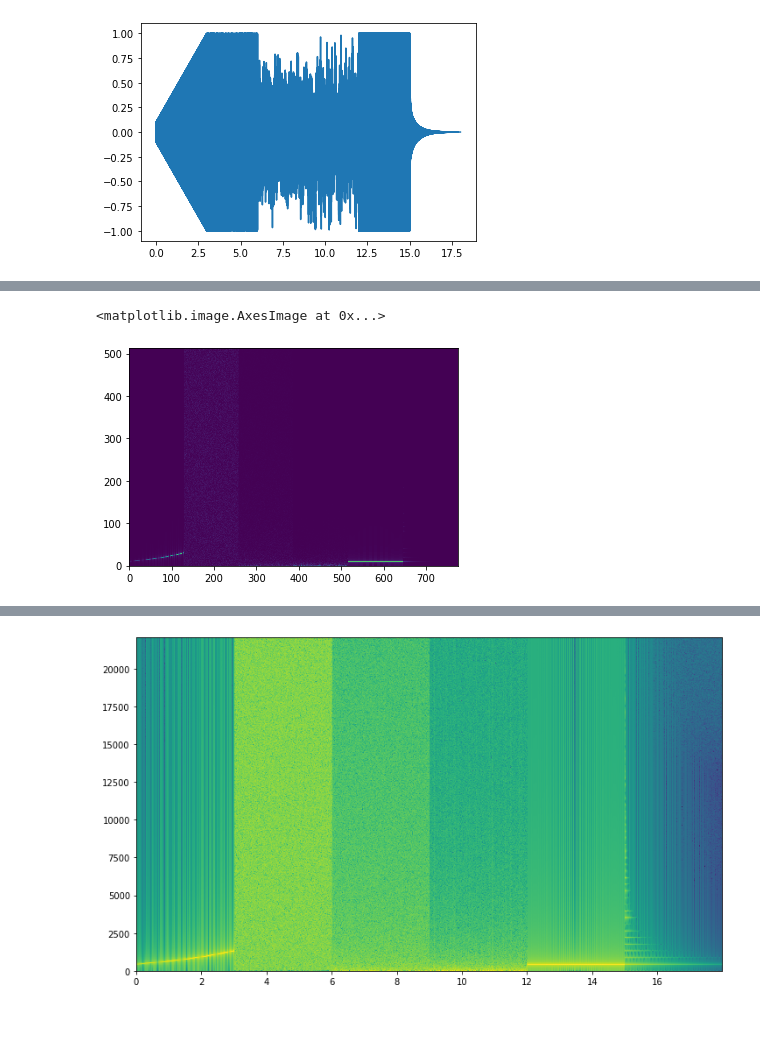
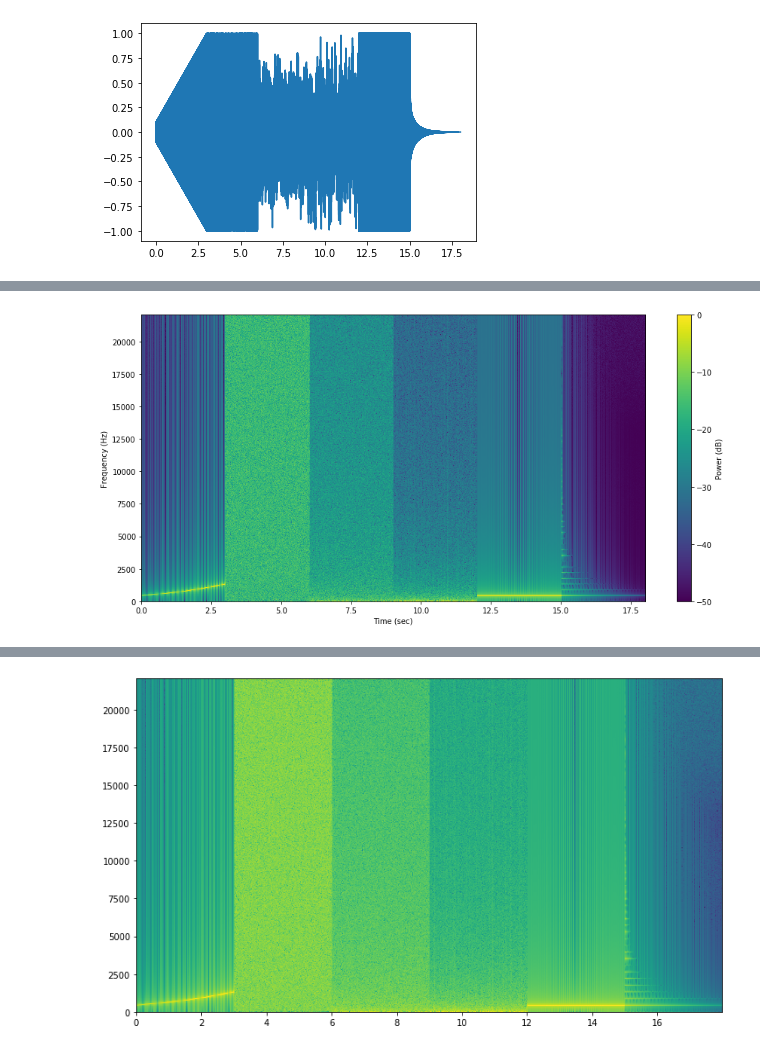
Before and after one commit to lnadi17/spectro-kg, a Jupyter notebook: notebook.ipynb, the cells around one changed output, grey strips where cells are left out. Saved outputs shown, nothing was run; the diff lists cells and outputs as text; code cells hidden in the pictures; blank space fills up the shorter version.

```diff
--- a/notebook.ipynb
+++ b/notebook.ipynb
@@ -91,3 +119,39 @@ def get_window_generator(signal, n_width, n_overlap):
+# %%
+def plot_specgram(signal, fs,
+                  n_width=1024, n_overlap=512, eps=1e-5, figsize=(15, 7), colorbar=True, labels=True):
+    plt.figure(figsize=figsize)
+
+    fts = get_matrix(signal, n_width, n_overlap, eps)
+
+    # compute x and y max values
+    x_max = fts.shape[1] * (n_width - n_overlap) / fs
+    y_max = fs / 2
+
+    # plot spectrogram specifying additional parameters
+    plt.imshow(fts,
+               origin='lower',
+               aspect='auto',
+               extent=[0, x_max, 0, y_max],
+               interpolation='nearest',
+               cmap='viridis')  # useful cmaps: inferno, magma, viridis
+
+    if colorbar:
+        cbar = plt.colorbar(None, use_gridspec=True)
+
+    if labels:
+        plt.xlabel("Time (sec)")
+        plt.ylabel("Frequency (Hz)")
+
+        if colorbar:
+            cbar.ax.set_ylabel('Power (dB)')
+
+    plt.show()
 # %%
 # define epsilon - number to which the darkest color maps
-eps = 1e-8
+eps = 1e-5
+n_width = 1024
+n_overlap = 0  # n_width // 2
+
+plot_specgram(audio_data, fs, n_width, n_overlap, eps)
+# %% [output]
+[figure, added]
@@ -113,6 +157,0 @@ for i in range(fts.shape[0]):
-# %%
-# plot current figure, doesn't look like much yet
-plt.imshow(fts, origin='lower')
-# %% [output]
-<matplotlib.image.AxesImage at 0x...>
-[figure, removed]
```
Also changed, not shown: parts of 7 cells of this notebook.
